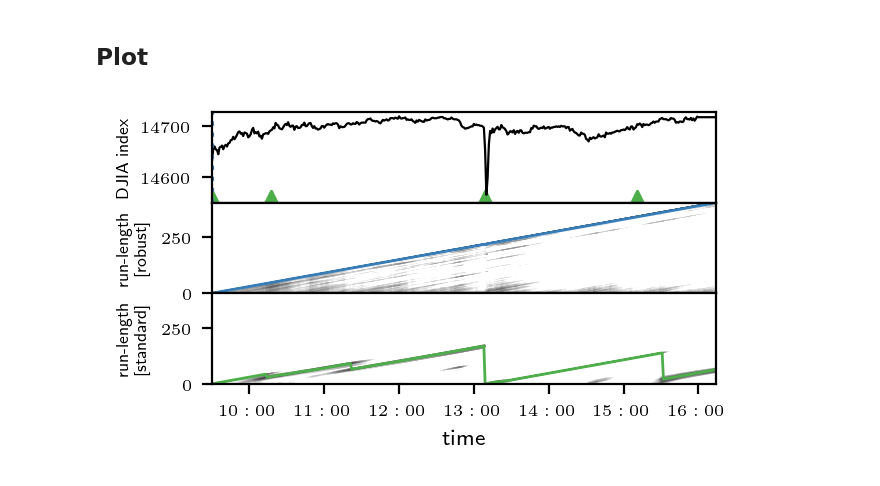
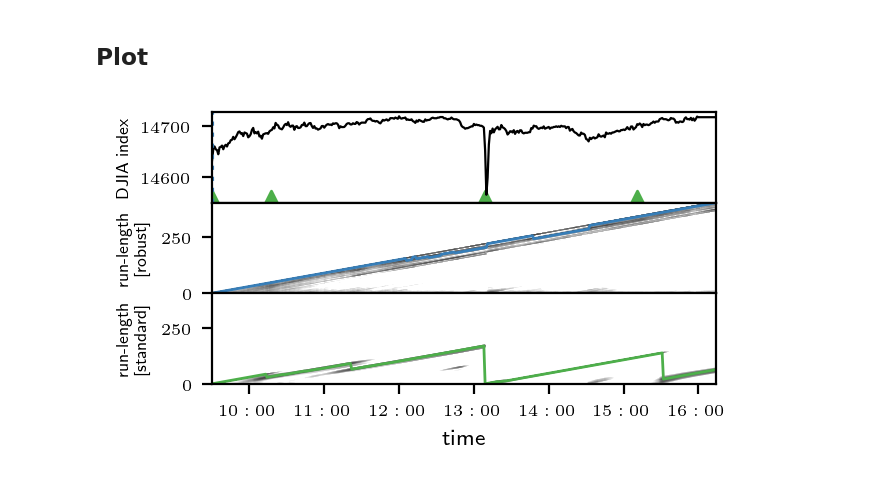
Before and after one commit to maltamiranomontero/DSM-bocd, a Jupyter notebook: notebooks/Flashcrash.ipynb, the cells around one changed output. Saved outputs shown, nothing was run; the diff lists cells and outputs as text; code cells hidden in the pictures.

```diff
--- a/notebooks/Flashcrash.ipynb
+++ b/notebooks/Flashcrash.ipynb
@@ -140,32 +140,32 @@ with plt.rc_context(bundles.icml2022(ncols=2)):
 
     ax[1].set_ylim([0,T])
     ax[1].imshow(np.rot90(R_DSM), aspect='auto', cmap='gray_r',
-                   norm=LogNorm(vmin=0.0001, vmax=1), extent=[x_lims[0],x_lims[1],0,T])
+                   norm=LogNorm(vmin=0.0001, vmax=1), extent=[x_lims[0],x_lims[1],0,T], interpolation=None)
     ax[1].plot(dates,np.argmax(R_DSM[1:],axis=1), c=CB_color_cycle[0], alpha=1, lw=1)
 
     ax[2].set_ylim([0,T])
     ax[2].imshow(np.rot90(R_standard), aspect='auto', cmap='gray_r',
                    norm=LogNorm(vmin=0.0001, vmax=1), extent=[x_lims[0],x_lims[1],0,T])
     ax[2].plot(dates,np.argmax(R_standard[1:],axis=1), c=CB_color_cycle[2], alpha=1, lw=1)
 
     for cp in cps_DSM:
         ax[0].axvline(dates[cp], c=CB_color_cycle[0], ls='dotted', lw=1.5)
 
     for cp in cps_standard:
         ax[0].scatter(dates[cp], y_lims[0], marker="^", c=CB_color_cycle[2],alpha=1, lw=1)
 
     ax[0].xaxis.set_major_locator(mdates.HourLocator())
     date_form = DateFormatter("%H:%M")
     ax[1].xaxis.set_major_formatter(date_form)
 
     ax[2].set_ylabel('run-length \n [standard]' , size = 6)
     ax[1].set_ylabel('run-length \n [robust]' , size = 6)
     ax[0].set_ylabel('DJIA index', size= 6)
 
     ax[2].set_xlabel('time')
 
 
     fig.subplots_adjust(hspace=0)
     fig.savefig(os.path.join(RESULT_PATH, FILE_NAME), format="pdf", bbox_inches= "tight")
 # %% [output]
-[figure, old version]
+[figure, new version]
```
Also changed, not shown: parts of 5 cells of this notebook, 24 other files.
